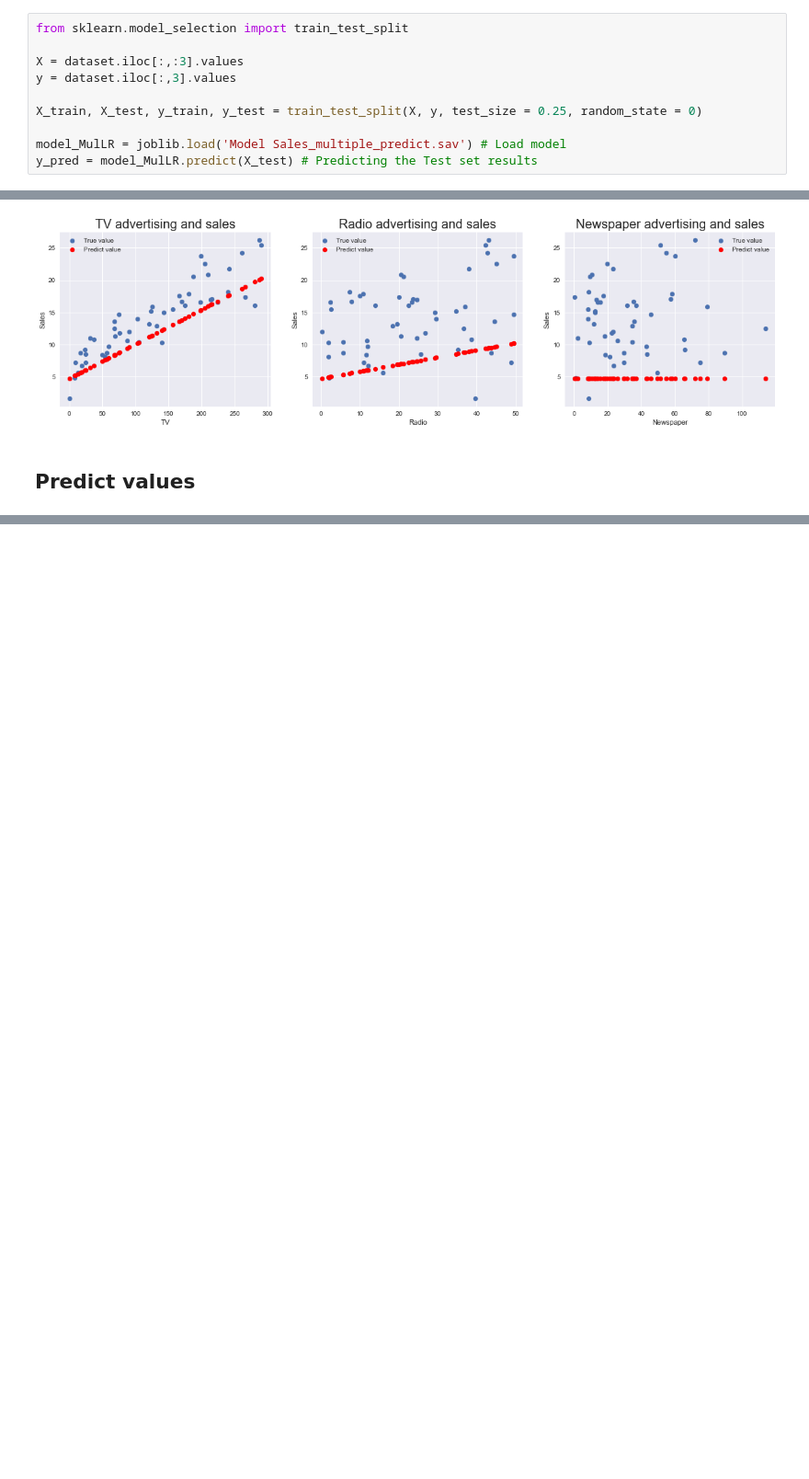
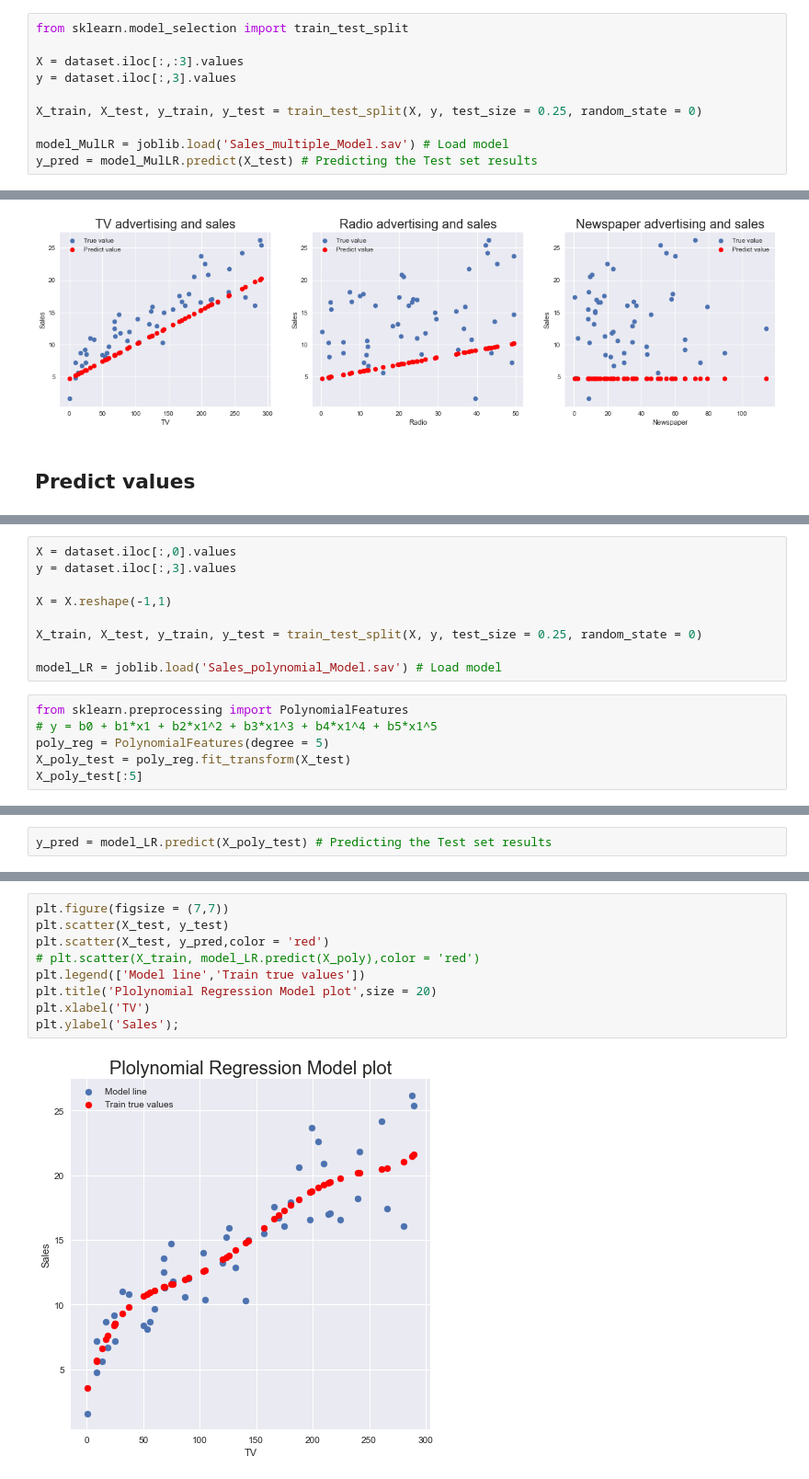
Before and after one commit to MinhNguyenDS/ML-Advertising_sales_prediction, a Jupyter notebook: Predict & Validation model.ipynb, the cells around one changed output, grey strips where cells are left out. Shown at 92% size. Drawn from its saved outputs; the diff is of its cells as text; blank space fills up the shorter version.

Commit message:
add model and update readme

```diff
--- a/Predict & Validation model.ipynb
+++ b/Predict & Validation model.ipynb
@@ -92,7 +92,7 @@ y = dataset.iloc[:,3].values
 
 X_train, X_test, y_train, y_test = train_test_split(X, y, test_size = 0.25, random_state = 0)
 
-model_MulLR = joblib.load('Model Sales_multiple_predict.sav') # Load model
+model_MulLR = joblib.load('Sales_multiple_Model.sav') # Load model
 y_pred = model_MulLR.predict(X_test) # Predicting the Test set results
 # %% [markdown]
 ## Test set results
@@ -149,0 +154,15 @@ Sales correct value: 16.1
+# %%
+X = dataset.iloc[:,0].values
+y = dataset.iloc[:,3].values
+
+X = X.reshape(-1,1)
+
+X_train, X_test, y_train, y_test = train_test_split(X, y, test_size = 0.25, random_state = 0)
+
+model_LR = joblib.load('Sales_polynomial_Model.sav') # Load model
+# %%
+from sklearn.preprocessing import PolynomialFeatures
+# y = b0 + b1*x1 + b2*x1^2 + b3*x1^3 + b4*x1^4 + b5*x1^5
+poly_reg = PolynomialFeatures(degree = 5)
+X_poly_test = poly_reg.fit_transform(X_test)
+X_poly_test[:5]
@@ -149,0 +180,2 @@ Sales correct value: 16.1
+# %%
+y_pred = model_LR.predict(X_poly_test) # Predicting the Test set results
@@ -149,0 +189,11 @@ Sales correct value: 16.1
+# %%
+plt.figure(figsize = (7,7))
+plt.scatter(X_test, y_test)
+plt.scatter(X_test, y_pred,color = 'red')
+# plt.scatter(X_train, model_LR.predict(X_poly),color = 'red')
+plt.legend(['Model line','Train true values'])
+plt.title('Plolynomial Regression Model plot',size = 20)
+plt.xlabel('TV')
+plt.ylabel('Sales');
+# %% [output]
+[figure, added]
```
Also changed, not shown: parts of 11 cells of this notebook, 11 other files.
